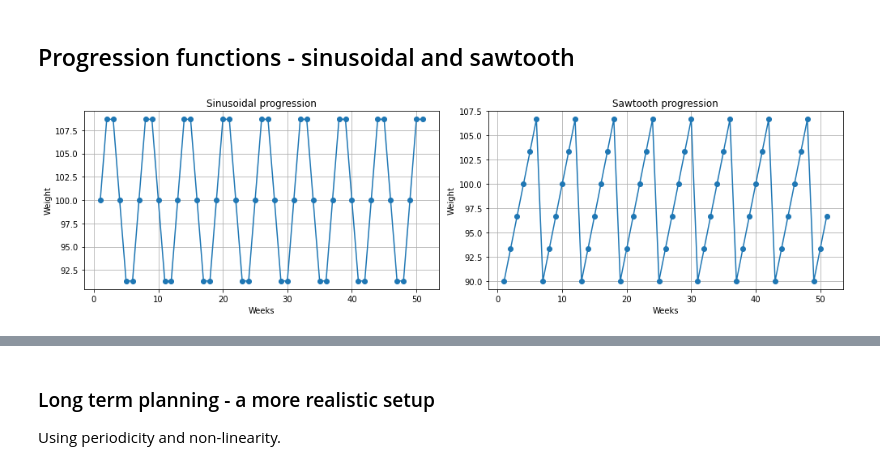
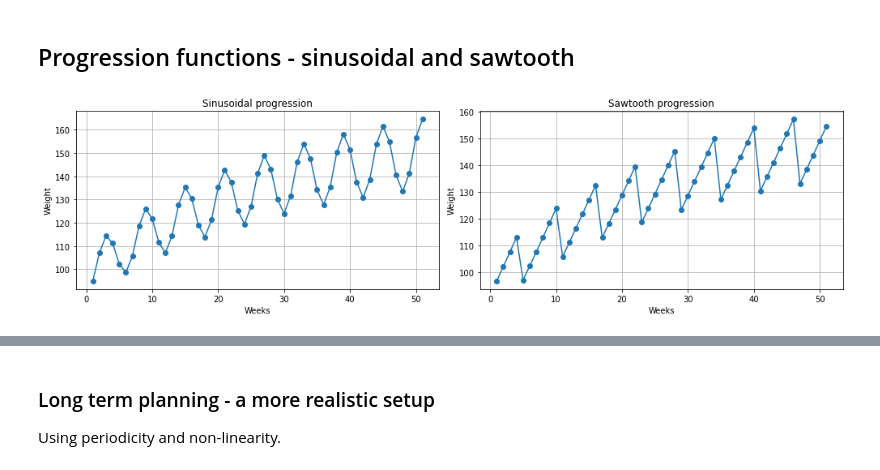
Before and after one commit to tommyod/streprogen, a Jupyter notebook: docs/examples/Streprogen - Advanced features.ipynb, the cells around one changed output, grey strips where cells are left out. Drawn from its saved outputs; the diff is of its cells as text; code cells hidden in the pictures.

```diff
--- a/docs/examples/Streprogen - Advanced features.ipynb
+++ b/docs/examples/Streprogen - Advanced features.ipynb
@@ -108,46 +108,52 @@ plt.figure(figsize=(14, 4))
 
 period = 6  # The period of a cycle (sine wave), measured in weeks
 scale = 0.1  # The amplitude of each cycle (i.e. height)
-offset = 0.0  # The offset of the cycles
 k = 2  # The non-linearity. k=0 is linear, as k gets higher progression becomes more non-linear
+start_weight = 100
+final_weight = 150
 
 
 progression = functools.partial(
-    progression_sinusoidal, period=period, scale=scale, offset=offset, k=k
+    progression_sinusoidal,
+    start_weight=start_weight,
+    final_weight=final_weight,
+    start_week=1,
+    final_week=duration,
+    period=period,
+    scale=scale,
+    k=k,
 )
 
 plt.subplot(1, 2, 1)
 plt.title("Sinusoidal progression")
 plt.plot(
-    weeks,
-    progression(
-        weeks, start_weight=100, final_weight=100, start_week=1, final_week=duration
-    ),
-    "-o",
+    weeks, progression(weeks, offset=0.5), "-o",
 )
 plt.xlabel("Weeks")
 plt.ylabel("Weight")
 plt.grid()
 
 
-
 progression = functools.partial(
-    progression_sawtooth, period=period, scale=scale, offset=offset, k=k
+    progression_sawtooth,
+    start_weight=start_weight,
+    final_weight=final_weight,
+    start_week=1,
+    final_week=duration,
+    period=period,
+    scale=scale,
+    k=k,
 )
 
 plt.subplot(1, 2, 2)
 plt.title("Sawtooth progression")
 plt.plot(
-    weeks,
-    progression(
-        weeks, start_weight=100, final_weight=100, start_week=1, final_week=duration
-    ),
-    "-o",
+    weeks, progression(weeks, offset=-2), "-o",
 )
 plt.xlabel("Weeks")
 plt.ylabel("Weight")
 plt.grid()
 
 plt.tight_layout()
 # %% [output]
-[figure, old version]
+[figure, new version]
```
Also changed, not shown: parts of 1 cell of this notebook.
